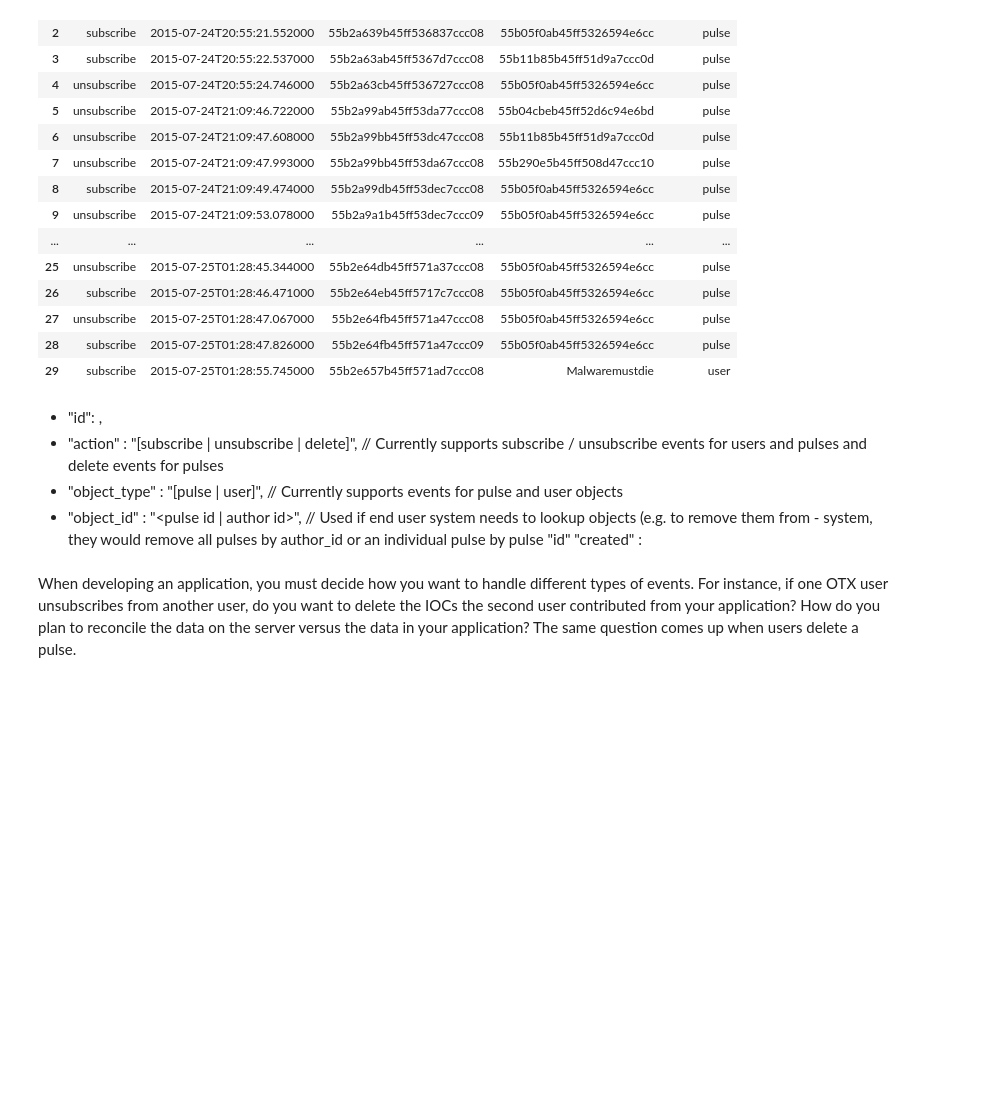
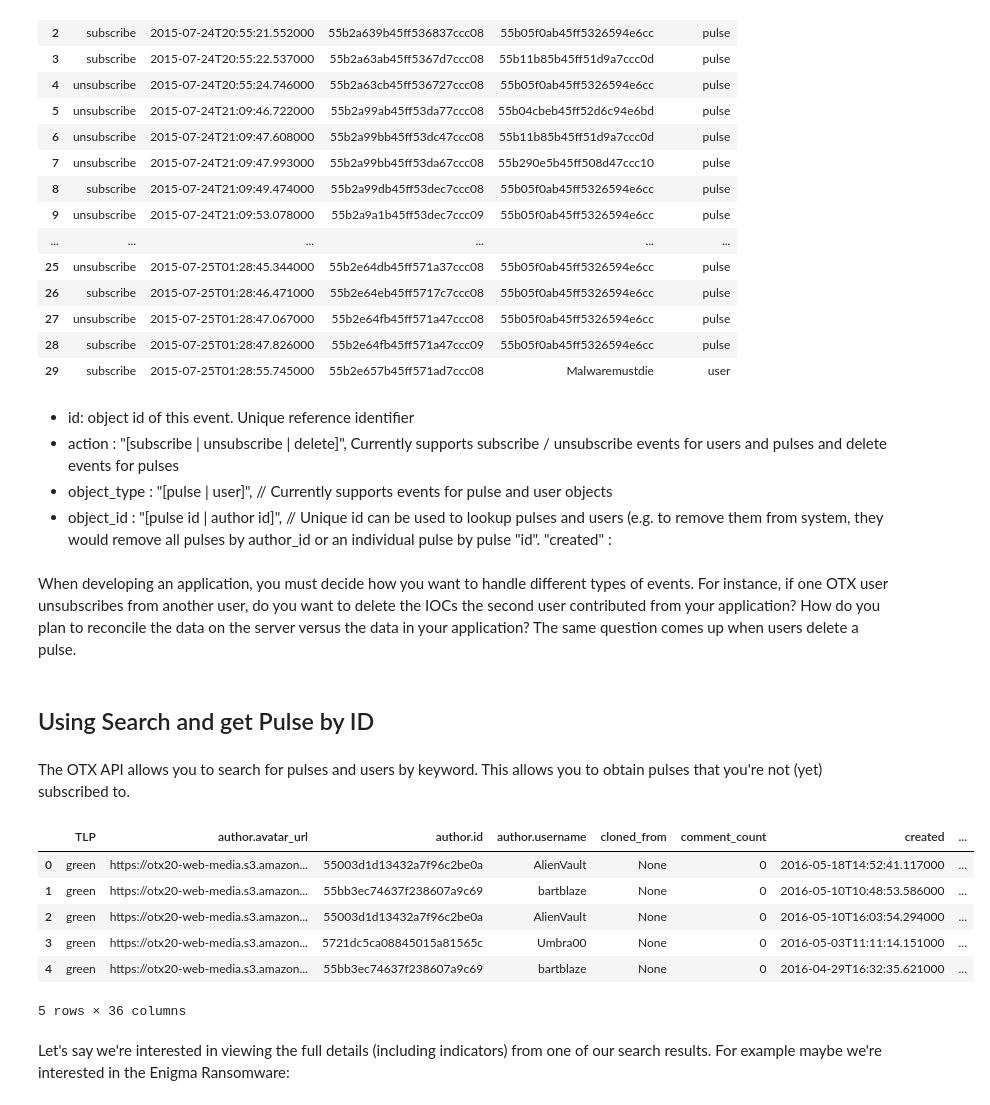
Before and after one commit to AlienVault-OTX/OTX-Python-SDK, a Jupyter notebook: howto_use_python_otx_api.ipynb, the cells around one changed output. Drawn from its saved outputs; the diff is of its cells as text; code cells hidden in the pictures; blank space fills up the shorter version.

Commit message:
update notebook for new api endpoints.
indicator details, search, pulse details, create pulse.

```diff
--- a/howto_use_python_otx_api.ipynb
+++ b/howto_use_python_otx_api.ipynb
@@ -195,11 +203,29 @@ json_normalize(events)
 | 28 | subscribe | 2015-07-25T01:28:47.826000 | 55b2e64fb45ff571a47ccc09 | 55b05f0ab45ff5326594e6cc | pulse |
 | 29 | subscribe | 2015-07-25T01:28:55.745000 | 55b2e657b45ff571ad7ccc08 | Malwaremustdie | user |
 # %% [markdown]
-- "id": <id of this event>,
-- "action" : "[subscribe | unsubscribe | delete]", // Currently supports subscribe / unsubscribe events for users and pulses and delete events for pulses
-- "object_type" : "[pulse | user]", // Currently supports events for pulse and user objects
-- "object_id" : "<pulse id | author id>", // Used if end user system needs to lookup objects (e.g. to remove them from - system, they would remove all pulses by author_id or an individual pulse by pulse "id"
+- id: object id of this event.  Unique reference identifier
+- action : "[subscribe | unsubscribe | delete]", Currently supports subscribe / unsubscribe events for users and pulses and delete events for pulses
+- object_type : "[pulse | user]", // Currently supports events for pulse and user objects
+- object_id : "[pulse id | author id]", // Unique id can be used to lookup pulses and users (e.g. to remove them from  system, they would remove all pulses by author_id or an individual pulse by pulse "id".
 "created" : <timestamp of event>
 # %% [markdown]
 When developing an application, you must decide how you want to handle different types of events. For instance, if one OTX user unsubscribes from another user, do you want to delete the IOCs the second user contributed from your application? How do you plan to reconcile the data on the server versus the data in your application?
 The same question comes up when users delete a pulse.
+# %% [markdown]
+## Using Search and get Pulse by ID
+# %% [markdown]
+The OTX API allows you to search for pulses and users by keyword.  This allows you to obtain pulses that you're not (yet) subscribed to.
+# %%
+pulses = otx.search_pulses("Russian")
+# %%
+json_normalize(pulses["results"])
+# %% [output]
+|  | TLP | author.avatar_url | author.id | author.username | cloned_from | comment_count | created | ... |
+| 0 | green | https://otx20-web-media.s3.amazon... | 55003d1d13432a7f96c2be0a | AlienVault | None | 0 | 2016-05-18T14:52:41.117000 | ... |
+| 1 | green | https://otx20-web-media.s3.amazon... | 55bb3ec74637f238607a9c69 | bartblaze | None | 0 | 2016-05-10T10:48:53.586000 | ... |
+| 2 | green | https://otx20-web-media.s3.amazon... | 55003d1d13432a7f96c2be0a | AlienVault | None | 0 | 2016-05-10T16:03:54.294000 | ... |
+| 3 | green | https://otx20-web-media.s3.amazon... | 5721dc5ca08845015a81565c | Umbra00 | None | 0 | 2016-05-03T11:11:14.151000 | ... |
+| 4 | green | https://otx20-web-media.s3.amazon... | 55bb3ec74637f238607a9c69 | bartblaze | None | 0 | 2016-04-29T16:32:35.621000 | ... |
+5 rows × 36 columns
+# %% [markdown]
+Let's say we're interested in viewing the full details (including indicators) from one of our search results.  For example maybe we're interested in the Enigma Ransomware:
```
Also changed, not shown: parts of 27 cells of this notebook.
